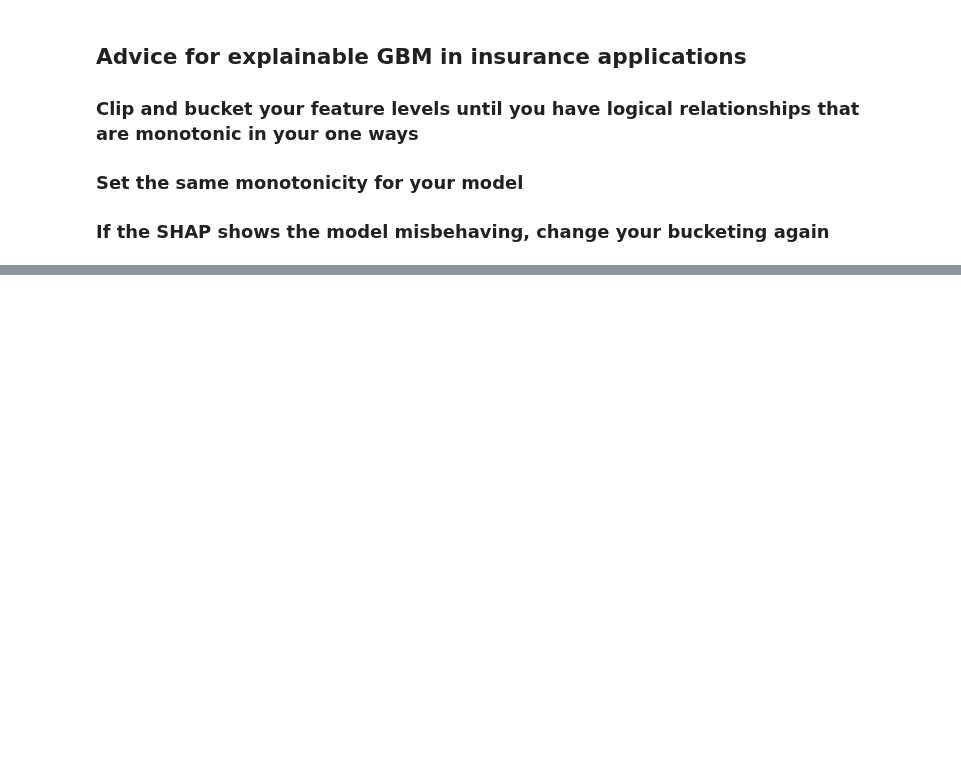
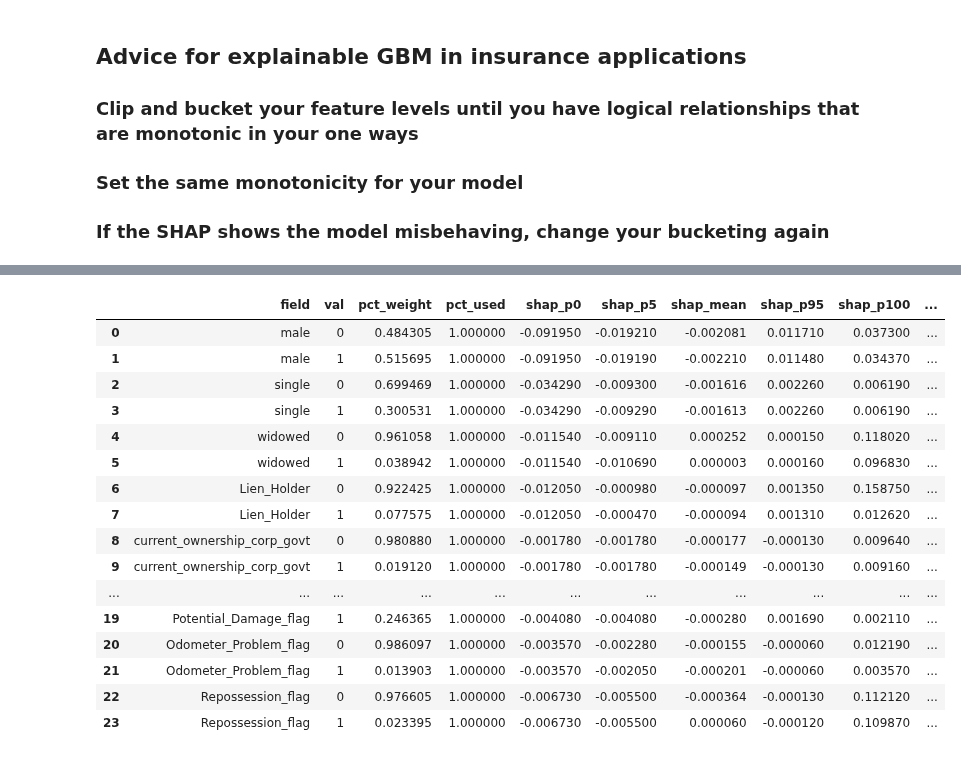
Before and after one commit to RuthlessActuary2023/CAS-RPM-2026-Theory-to-Code, a Jupyter notebook: 2026_CAS_RPM_Python_XGB.ipynb, the cells around one changed output, grey strips where cells are left out. Drawn from its saved outputs; the diff is of its cells as text; code cells hidden in the pictures; blank space fills up the shorter version.

```diff
--- a/2026_CAS_RPM_Python_XGB.ipynb
+++ b/2026_CAS_RPM_Python_XGB.ipynb
@@ -795,0 +1075,13 @@ model_xgb.trees_to_dataframe() # This is here for reference
+# %%
+def shap_ridge_bool_table(fc_df,data,field,digits):
+    val_df = data[([field])].copy()
+    val_df.rename(columns = {field: 'val'}, inplace = True)
+
+    val_df['shap'] = round(fc_df[field],digits)
+    val_df['weight'] = fc_df['weight']
+
+    x = val_df.groupby(['val','shap']).agg({'weight': 'sum'}).reset_index()
+
+    x['field'] = field
+    x = x[(['field','val','shap','weight'])]
+    return x
@@ -795,0 +1231,34 @@ model_xgb.trees_to_dataframe() # This is here for reference
+# %%
+bools = ['commute_flag','male','single','widowed','Lien_Holder','current_ownership_personal','current_ownership_lease','current_ownership_corp_govt', 'personal_use_flag', 'rental_use_flag', 'comm_use_flag', 'fleet_use_flag', 'corp_use_flag',
+ 'Severe_Problem_flag', 'Branded_Title_flag', 'Branded_Title_Loss_flag', 'Severe_Accident_flag', 'Other_Severe_Problem_flag', 'Failed_Emissions_flag', 'Nonsevere_Accident_flag', 'Damage_flag', 'Collision_Repair_Facility_flag', 'Potential_Damage_flag',
+ 'Odometer_Problem_flag', 'Repossession_flag']
+
+x = shap_summary_display(d_train,'ee_col',bools)
+
+cm = sns.color_palette("blend:white,green", as_cmap=True)
+cm1 = sns.color_palette("blend:white,purple", as_cmap=True)
+cm2 = sns.color_palette("blend:blue,white,red", as_cmap=True)
+
+shap_fields = ['shap_p0','shap_p5','shap_mean','shap_p95','shap_p100']
+
+x.reset_index().drop(columns = 'index').style.background_gradient(cmap = cm2, subset = shap_fields, vmin = -.20, vmax = .20)\
+.background_gradient(cmap = cm, subset = ['pct_weight'], vmax = .20)\
+.background_gradient(cmap = cm1, subset = ['pct_used'])
+# %% [output]
+|  | field | val | pct_weight | pct_used | shap_p0 | shap_p5 | shap_mean | shap_p95 | shap_p100 | ... |
+| 0 | male | 0 | 0.484305 | 1.000000 | -0.091950 | -0.019210 | -0.002081 | 0.011710 | 0.037300 | ... |
+| 1 | male | 1 | 0.515695 | 1.000000 | -0.091950 | -0.019190 | -0.002210 | 0.011480 | 0.034370 | ... |
+| 2 | single | 0 | 0.699469 | 1.000000 | -0.034290 | -0.009300 | -0.001616 | 0.002260 | 0.006190 | ... |
+| 3 | single | 1 | 0.300531 | 1.000000 | -0.034290 | -0.009290 | -0.001613 | 0.002260 | 0.006190 | ... |
+| 4 | widowed | 0 | 0.961058 | 1.000000 | -0.011540 | -0.009110 | 0.000252 | 0.000150 | 0.118020 | ... |
+| 5 | widowed | 1 | 0.038942 | 1.000000 | -0.011540 | -0.010690 | 0.000003 | 0.000160 | 0.096830 | ... |
+| 6 | Lien_Holder | 0 | 0.922425 | 1.000000 | -0.012050 | -0.000980 | -0.000097 | 0.001350 | 0.158750 | ... |
+| 7 | Lien_Holder | 1 | 0.077575 | 1.000000 | -0.012050 | -0.000470 | -0.000094 | 0.001310 | 0.012620 | ... |
+| 8 | current_ownership_corp_govt | 0 | 0.980880 | 1.000000 | -0.001780 | -0.001780 | -0.000177 | -0.000130 | 0.009640 | ... |
+| 9 | current_ownership_corp_govt | 1 | 0.019120 | 1.000000 | -0.001780 | -0.001780 | -0.000149 | -0.000130 | 0.009160 | ... |
+| ... | ... | ... | ... | ... | ... | ... | ... | ... | ... | ... |
+| 19 | Potential_Damage_flag | 1 | 0.246365 | 1.000000 | -0.004080 | -0.004080 | -0.000280 | 0.001690 | 0.002110 | ... |
+| 20 | Odometer_Problem_flag | 0 | 0.986097 | 1.000000 | -0.003570 | -0.002280 | -0.000155 | -0.000060 | 0.012190 | ... |
+| 21 | Odometer_Problem_flag | 1 | 0.013903 | 1.000000 | -0.003570 | -0.002050 | -0.000201 | -0.000060 | 0.003570 | ... |
+| 22 | Repossession_flag | 0 | 0.976605 | 1.000000 | -0.006730 | -0.005500 | -0.000364 | -0.000130 | 0.112120 | ... |
+| 23 | Repossession_flag | 1 | 0.023395 | 1.000000 | -0.006730 | -0.005500 | 0.000060 | -0.000120 | 0.109870 | ... |
```
Also changed, not shown: parts of 21 cells of this notebook.
